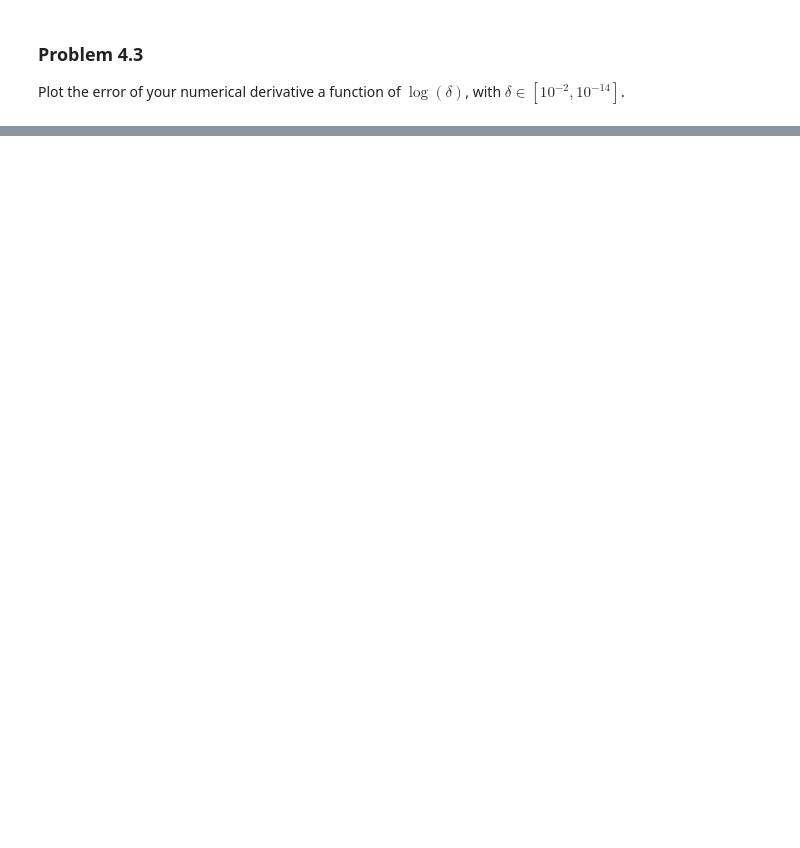
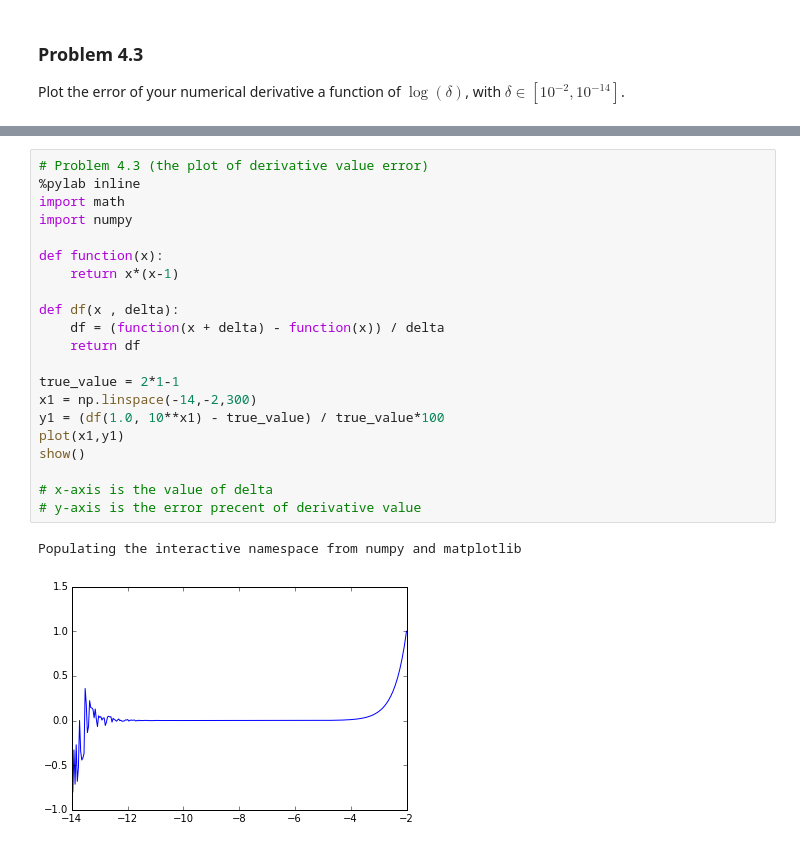
Before and after one commit to pcchen/NTHU10320PHYS290000, a Jupyter notebook: student/102022127/Homework3.ipynb, the cells around one changed output, grey strips where cells are left out. Cells and saved outputs as stored; diff of their text form; blank space fills up the shorter version.

```diff
--- a/student/102022127/Homework3.ipynb
+++ b/student/102022127/Homework3.ipynb
@@ -210,0 +317,24 @@ Plot the error of your numerical derivative a function of $\log(\delta)$, with $
+# %%
+# Problem 4.3 (the plot of derivative value error)
+%pylab inline
+import math
+import numpy
+
+def function(x):
+    return x*(x-1)
+
+def df(x , delta):
+    df = (function(x + delta) - function(x)) / delta
+    return df
+
+true_value = 2*1-1
+x1 = np.linspace(-14,-2,300)
+y1 = (df(1.0, 10**x1) - true_value) / true_value*100
+plot(x1,y1)
+show()
+
+# x-axis is the value of delta
+# y-axis is the error precent of derivative value
+# %% [output]
+Populating the interactive namespace from numpy and matplotlib
+[figure, added]
```
Also changed, not shown: parts of 14 cells of this notebook.
